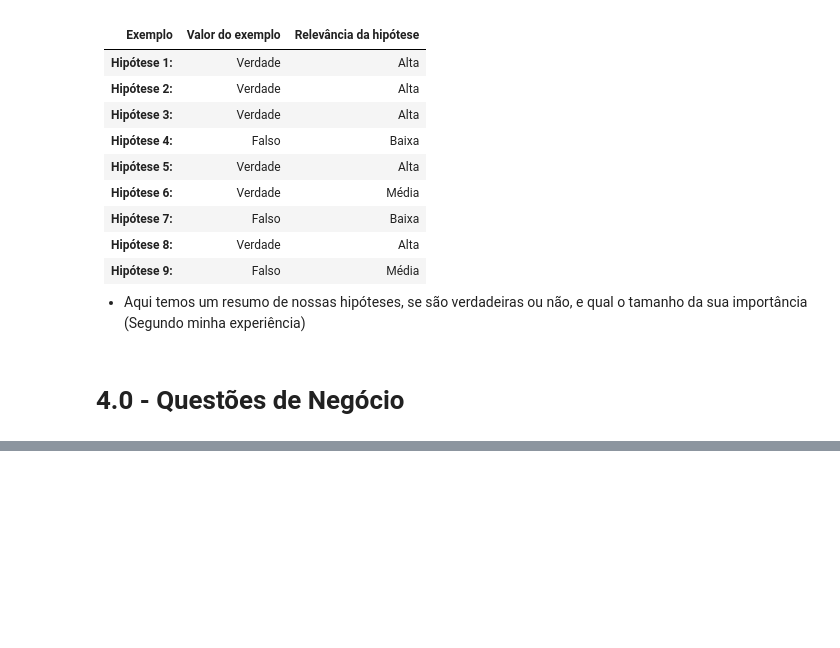
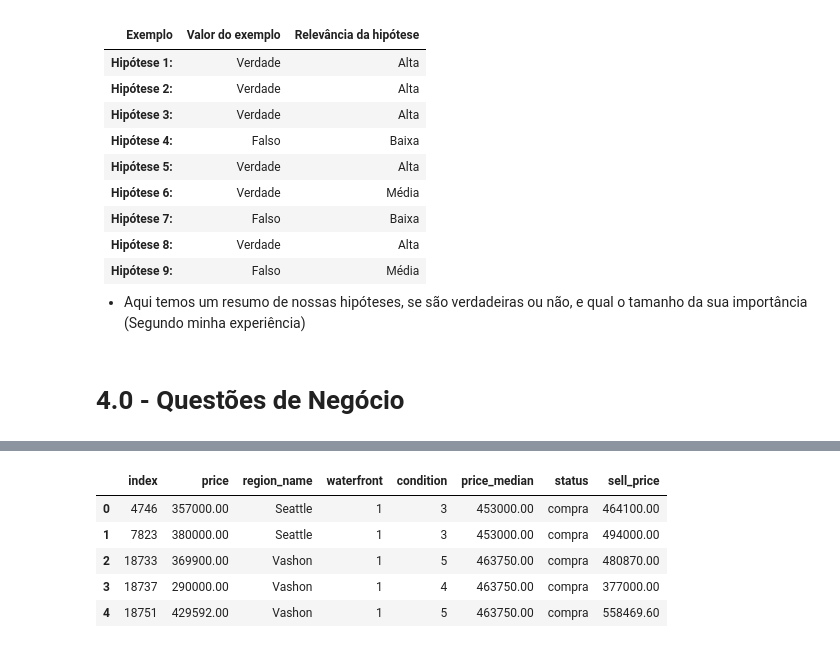
Before and after one commit to matheus-emanuel/House-Rocket-Insigths-Project, a Jupyter notebook: rocktseat_project.ipynb, the cells around one changed output, grey strips where cells are left out. Cells and saved outputs as stored; diff of their text form; code cells hidden in the pictures; blank space fills up the shorter version.

```diff
--- a/rocktseat_project.ipynb
+++ b/rocktseat_project.ipynb
@@ -609,0 +709,12 @@ cenario_01 = df_aux3.loc[df_aux3['status'] == 'compra']
+# %%
+for i in range(len(cenario_02)):
+    cenario_02.loc[i, 'sell_price'] = cenario_02.loc[i, 'price'] * 1.3
+
+cenario_02.head()
+# %% [output]
+|  | index | price | region_name | waterfront | condition | price_median | status | sell_price |
+| 0 | 4746 | 357000.00 | Seattle | 1 | 3 | 453000.00 | compra | 464100.00 |
+| 1 | 7823 | 380000.00 | Seattle | 1 | 3 | 453000.00 | compra | 494000.00 |
+| 2 | 18733 | 369900.00 | Vashon | 1 | 5 | 463750.00 | compra | 480870.00 |
+| 3 | 18737 | 290000.00 | Vashon | 1 | 4 | 463750.00 | compra | 377000.00 |
+| 4 | 18751 | 429592.00 | Vashon | 1 | 5 | 463750.00 | compra | 558469.60 |
```
Also changed, not shown: parts of 20 cells of this notebook.
